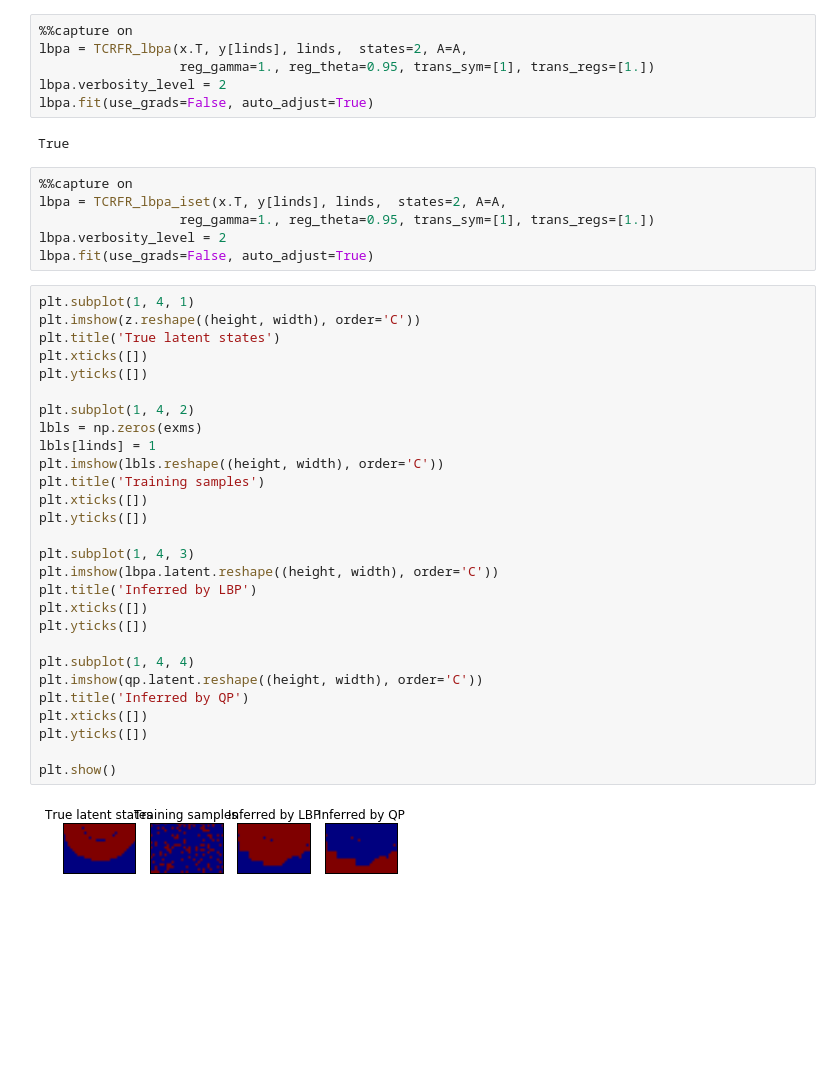
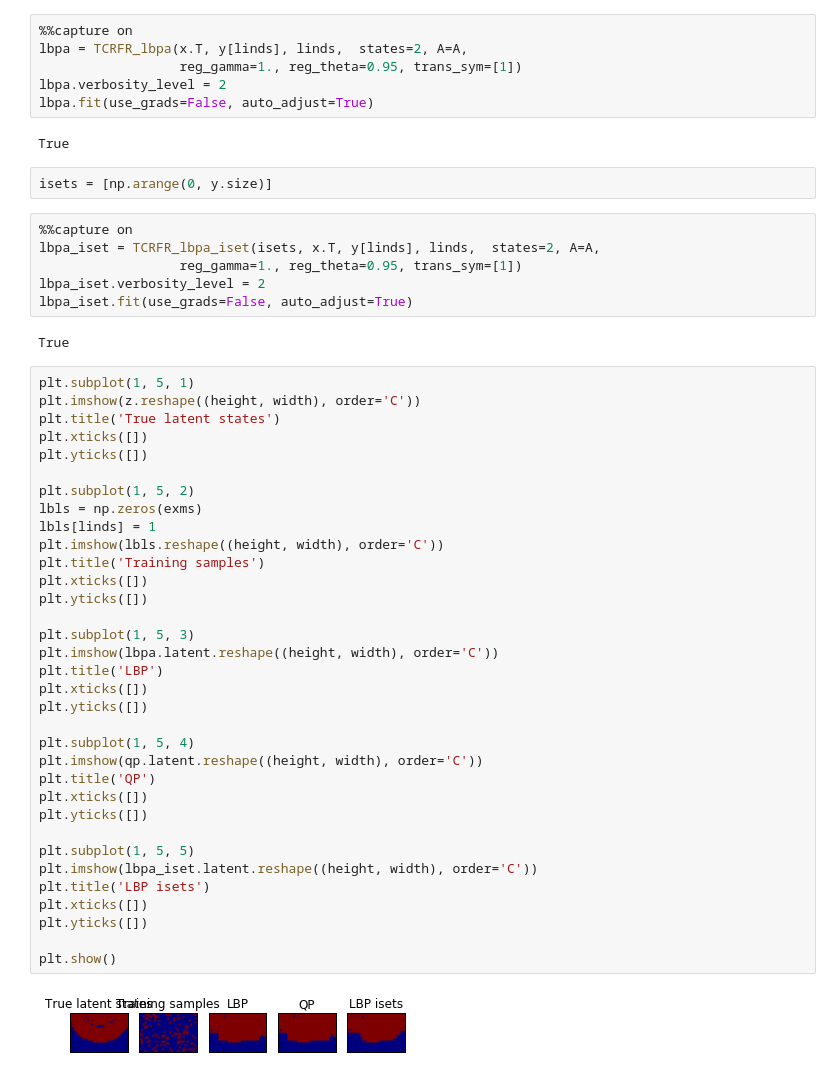
Before and after one commit to nicococo/niidbox, a Jupyter notebook: scripts/smiley.ipynb, the cells around one changed output. Drawn from its saved outputs; the diff is of its cells as text; blank space fills up the shorter version.

Commit message:
added full inference for type 1 cluster isets

```diff
--- a/scripts/smiley.ipynb
+++ b/scripts/smiley.ipynb
@@ -82,44 +82,54 @@ True
 # %%
 %%capture on
 lbpa = TCRFR_lbpa(x.T, y[linds], linds,  states=2, A=A,
-                  reg_gamma=1., reg_theta=0.95, trans_sym=[1], trans_regs=[1.])
+                  reg_gamma=1., reg_theta=0.95, trans_sym=[1])
 lbpa.verbosity_level = 2
 lbpa.fit(use_grads=False, auto_adjust=True)
 # %% [output]
 True
+# %%
+isets = [np.arange(0, y.size)]
 # %%
 %%capture on
-lbpa = TCRFR_lbpa_iset(x.T, y[linds], linds,  states=2, A=A,
-                  reg_gamma=1., reg_theta=0.95, trans_sym=[1], trans_regs=[1.])
-lbpa.verbosity_level = 2
-lbpa.fit(use_grads=False, auto_adjust=True)
+lbpa_iset = TCRFR_lbpa_iset(isets, x.T, y[linds], linds,  states=2, A=A,
+                  reg_gamma=1., reg_theta=0.95, trans_sym=[1])
+lbpa_iset.verbosity_level = 2
+lbpa_iset.fit(use_grads=False, auto_adjust=True)
+# %% [output]
+True
 # %%
-plt.subplot(1, 4, 1)
+plt.subplot(1, 5, 1)
 plt.imshow(z.reshape((height, width), order='C'))
 plt.title('True latent states')
 plt.xticks([])
 plt.yticks([])
 
-plt.subplot(1, 4, 2)
+plt.subplot(1, 5, 2)
 lbls = np.zeros(exms)
 lbls[linds] = 1
 plt.imshow(lbls.reshape((height, width), order='C'))
 plt.title('Training samples')
 plt.xticks([])
 plt.yticks([])
 
-plt.subplot(1, 4, 3)
+plt.subplot(1, 5, 3)
 plt.imshow(lbpa.latent.reshape((height, width), order='C'))
-plt.title('Inferred by LBP')
+plt.title('LBP')
 plt.xticks([])
 plt.yticks([])
 
-plt.subplot(1, 4, 4)
+plt.subplot(1, 5, 4)
 plt.imshow(qp.latent.reshape((height, width), order='C'))
-plt.title('Inferred by QP')
+plt.title('QP')
+plt.xticks([])
+plt.yticks([])
+
+plt.subplot(1, 5, 5)
+plt.imshow(lbpa_iset.latent.reshape((height, width), order='C'))
+plt.title('LBP isets')
 plt.xticks([])
 plt.yticks([])
 
 plt.show()
 # %% [output]
-[figure, old version]
+[figure, new version]
```
Also changed, not shown: 3 other files.
